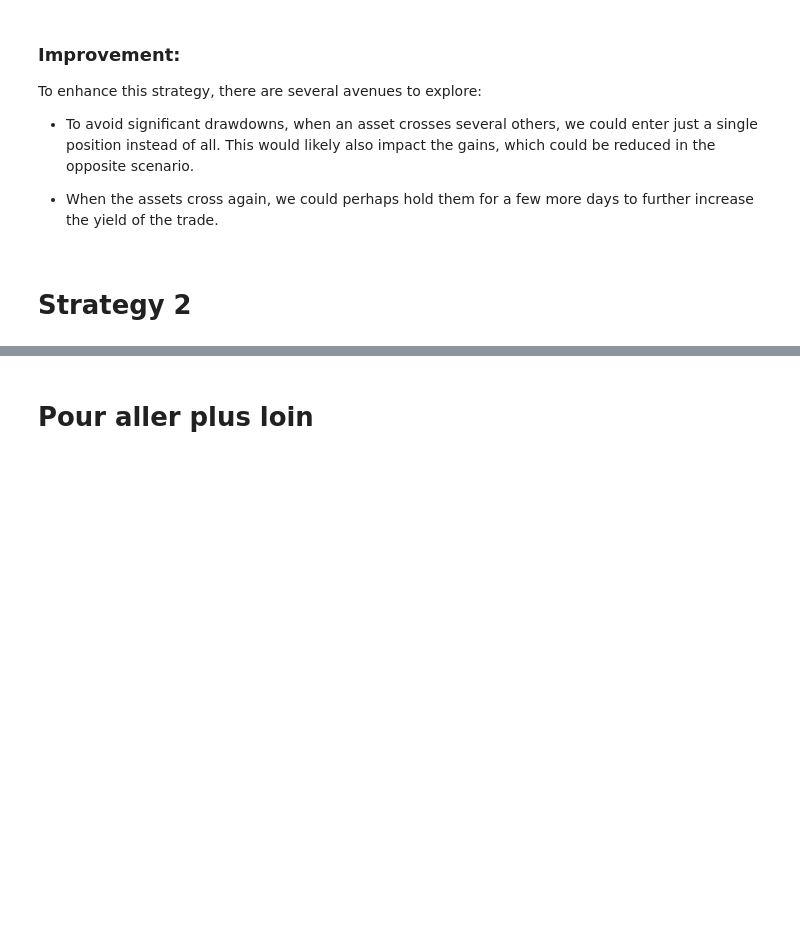
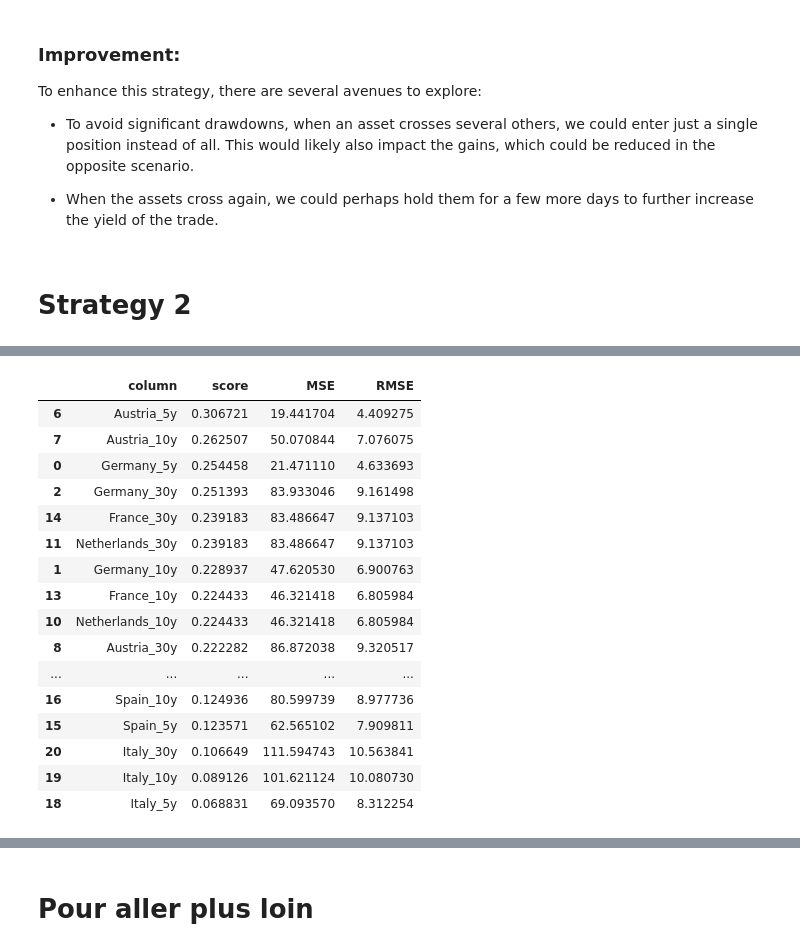
Before and after one commit to MartialLig/Govies_Quant_Trading, a Jupyter notebook: Project/compte_rendu.ipynb, the cells around one changed output, grey strips where cells are left out. Drawn from its saved outputs; the diff is of its cells as text; code cells hidden in the pictures; blank space fills up the shorter version.

```diff
--- a/Project/compte_rendu.ipynb
+++ b/Project/compte_rendu.ipynb
@@ -254,0 +290,48 @@ backtest_cross_strategy.aggregate_results()
+# %%
+new_data = data_manager.data.diff(5)
+new_data = new_data.dropna(axis=0)
+df = new_data[new_data.index<"2017-03-01"]
+
+model = LinearRegression()
+
+results = []
+
+for column in df.columns:
+    y = df[column].shift(-5)
+    X = df.drop(columns=[column]).iloc[:-5]
+    y = y.dropna()
+    y.to_numpy()
+    X.to_numpy()
+    if not X.empty and len(X) == len(y):
+        model.fit(X, y)
+        predictions = model.predict(X)
+        mse = mean_squared_error(y, predictions)
+        rmse = np.sqrt(mse)
+        result = {
+            'column': column,
+            'score': model.score(X, y),
+             'MSE': mse,
+            'RMSE': rmse
+        }
+        results.append(result)
+
+results_df = pd.DataFrame(results)
+results_df.sort_values("score", ascending=False)
+# %% [output]
+|  | column | score | MSE | RMSE |
+| 6 | Austria_5y | 0.306721 | 19.441704 | 4.409275 |
+| 7 | Austria_10y | 0.262507 | 50.070844 | 7.076075 |
+| 0 | Germany_5y | 0.254458 | 21.471110 | 4.633693 |
+| 2 | Germany_30y | 0.251393 | 83.933046 | 9.161498 |
+| 14 | France_30y | 0.239183 | 83.486647 | 9.137103 |
+| 11 | Netherlands_30y | 0.239183 | 83.486647 | 9.137103 |
+| 1 | Germany_10y | 0.228937 | 47.620530 | 6.900763 |
+| 13 | France_10y | 0.224433 | 46.321418 | 6.805984 |
+| 10 | Netherlands_10y | 0.224433 | 46.321418 | 6.805984 |
+| 8 | Austria_30y | 0.222282 | 86.872038 | 9.320517 |
+| ... | ... | ... | ... | ... |
+| 16 | Spain_10y | 0.124936 | 80.599739 | 8.977736 |
+| 15 | Spain_5y | 0.123571 | 62.565102 | 7.909811 |
+| 20 | Italy_30y | 0.106649 | 111.594743 | 10.563841 |
+| 19 | Italy_10y | 0.089126 | 101.621124 | 10.080730 |
+| 18 | Italy_5y | 0.068831 | 69.093570 | 8.312254 |
```
Also changed, not shown: parts of 16 cells of this notebook, 4 other files.
